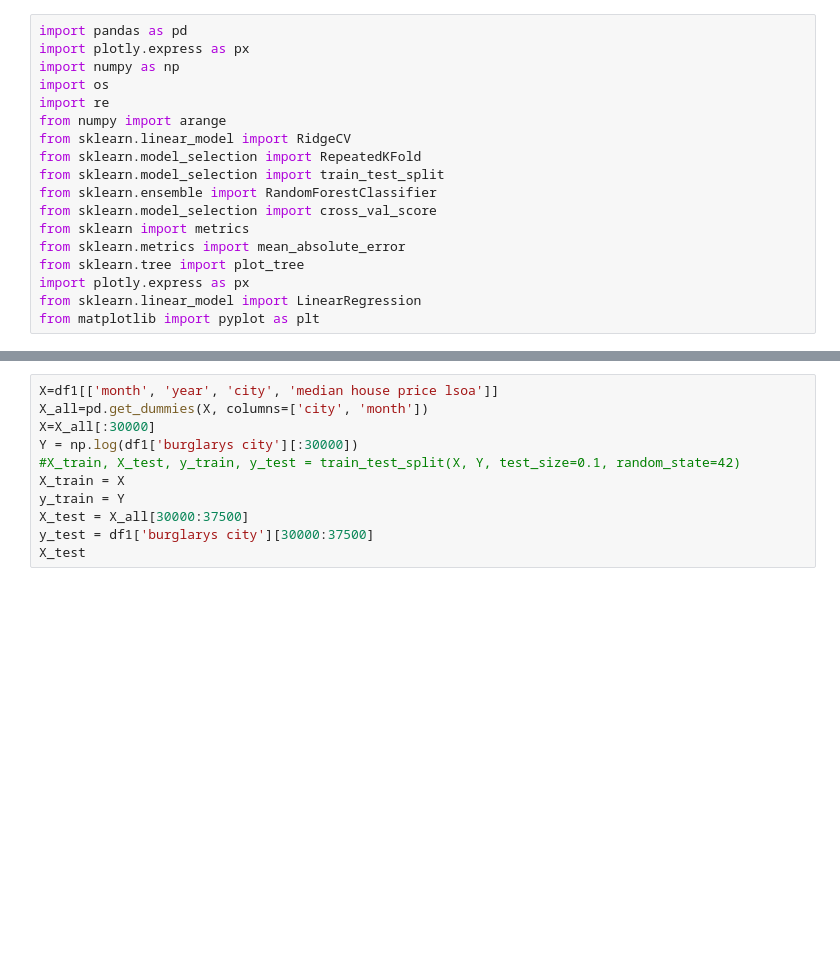
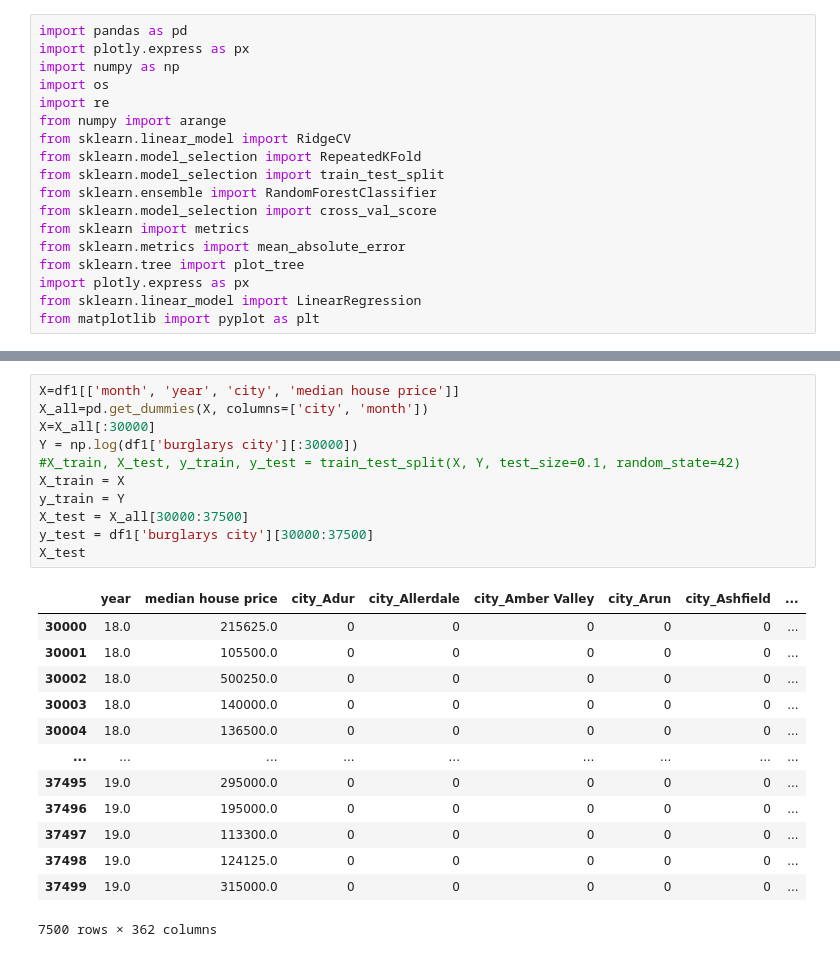
Before and after one commit to S-Diemel/JBG050, a Jupyter notebook: regression_city_lsoa.ipynb, the cells around one changed output, grey strips where cells are left out. Cells and saved outputs as stored; diff of their text form; blank space fills up the shorter version.

```diff
--- a/regression_city_lsoa.ipynb
+++ b/regression_city_lsoa.ipynb
@@ -21,14 +37,28 @@ df1 = pd.read_csv('C:\\Users\\20203666\\Documents\\JBG050-data\\final_burglary_d
 # %%
-X=df1[['month', 'year', 'city', 'median house price lsoa']]
+X=df1[['month', 'year', 'city', 'median house price']]
 X_all=pd.get_dummies(X, columns=['city', 'month'])
 X=X_all[:30000]
 Y = np.log(df1['burglarys city'][:30000])
 #X_train, X_test, y_train, y_test = train_test_split(X, Y, test_size=0.1, random_state=42)
 X_train = X
 y_train = Y
 X_test = X_all[30000:37500]
 y_test = df1['burglarys city'][30000:37500]
 X_test
+# %% [output]
+|  | year | median house price | city_Adur | city_Allerdale | city_Amber Valley | city_Arun | city_Ashfield | ... |
+| 30000 | 18.0 | 215625.0 | 0 | 0 | 0 | 0 | 0 | ... |
+| 30001 | 18.0 | 105500.0 | 0 | 0 | 0 | 0 | 0 | ... |
+| 30002 | 18.0 | 500250.0 | 0 | 0 | 0 | 0 | 0 | ... |
+| 30003 | 18.0 | 140000.0 | 0 | 0 | 0 | 0 | 0 | ... |
+| 30004 | 18.0 | 136500.0 | 0 | 0 | 0 | 0 | 0 | ... |
+| ... | ... | ... | ... | ... | ... | ... | ... | ... |
+| 37495 | 19.0 | 295000.0 | 0 | 0 | 0 | 0 | 0 | ... |
+| 37496 | 19.0 | 195000.0 | 0 | 0 | 0 | 0 | 0 | ... |
+| 37497 | 19.0 | 113300.0 | 0 | 0 | 0 | 0 | 0 | ... |
+| 37498 | 19.0 | 124125.0 | 0 | 0 | 0 | 0 | 0 | ... |
+| 37499 | 19.0 | 315000.0 | 0 | 0 | 0 | 0 | 0 | ... |
+7500 rows × 362 columns
 # %%
 model = LinearRegression()
 model.fit(X_train, y_train)
```
Also changed, not shown: parts of 4 cells of this notebook, 2 other files.
